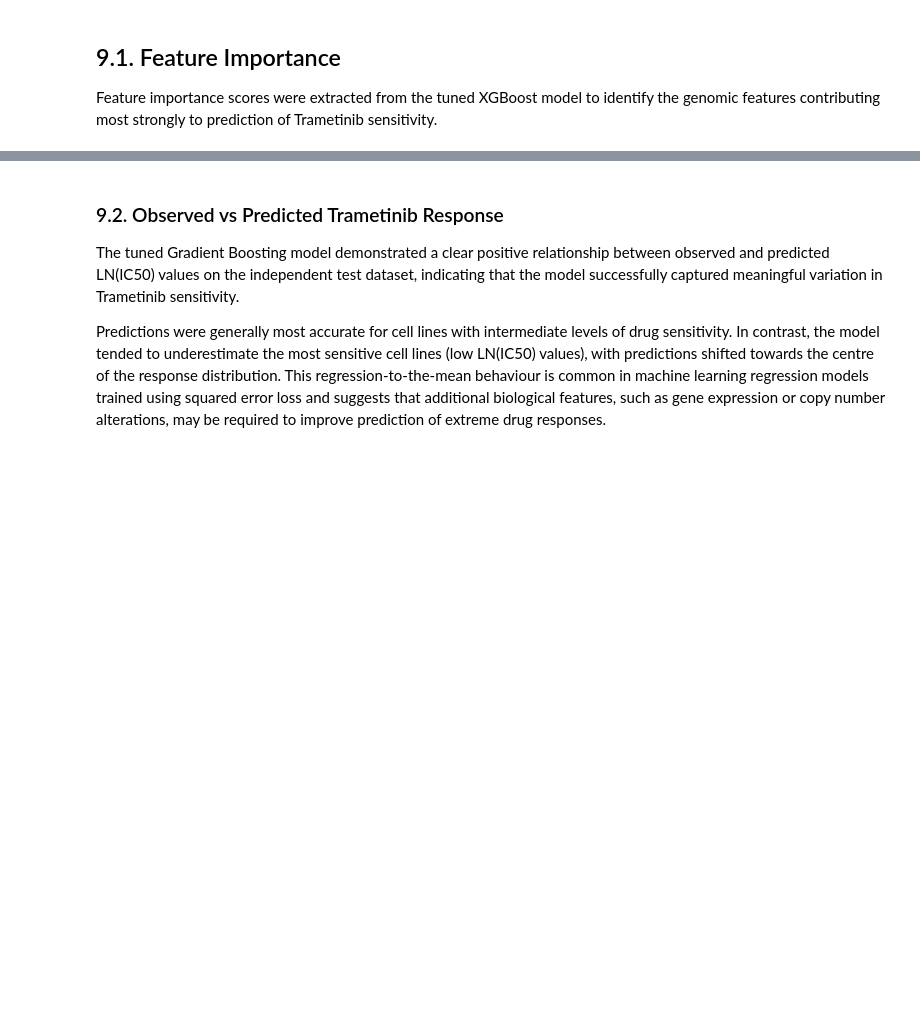
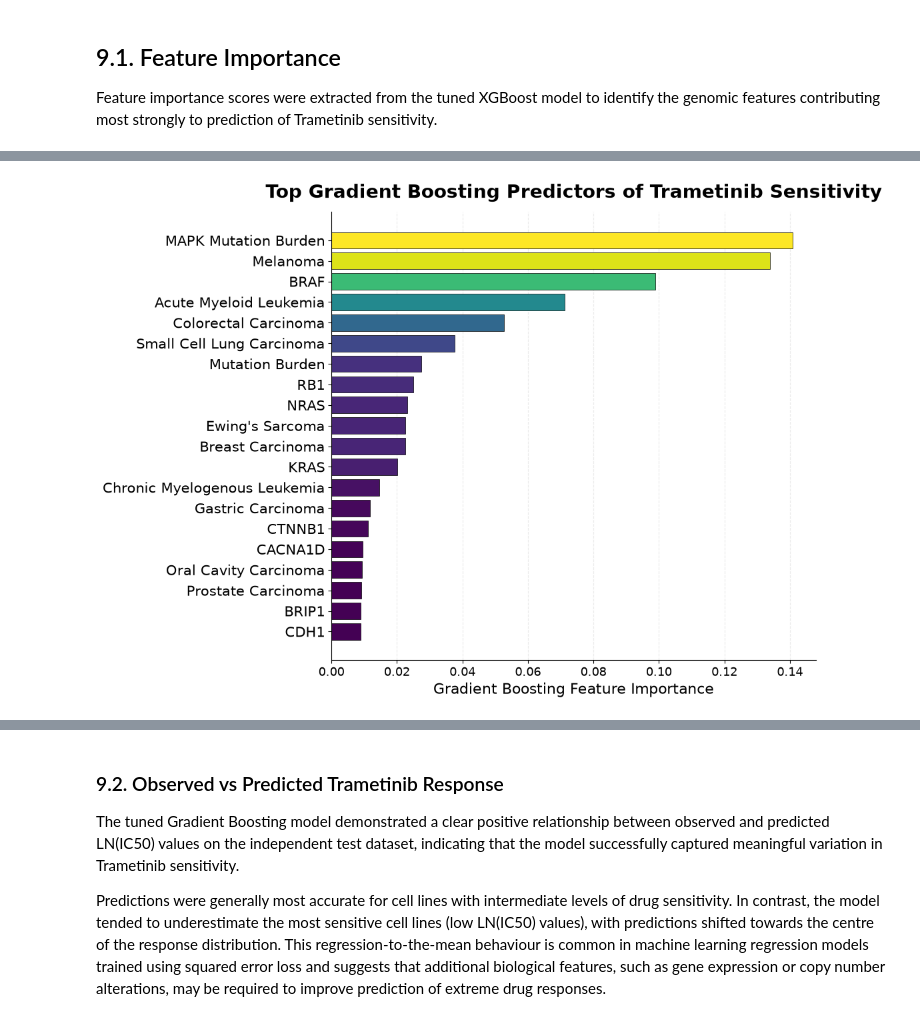
Before and after one commit to carolinemalaihull/trametinib-drug-response-ml, a Jupyter notebook: notebooks/02_feature_engineering.ipynb, the cells around one changed output, grey strips where cells are left out. Saved outputs shown, nothing was run; the diff lists cells and outputs as text; code cells hidden in the pictures; blank space fills up the shorter version.

```diff
--- a/notebooks/02_feature_engineering.ipynb
+++ b/notebooks/02_feature_engineering.ipynb
@@ -1245,4 +1757,7 @@ The tuned XGBoost model was selected for interpretation because it achieved pred
 # %%
-xgb_model = best_xgboost.named_steps["model"]
-preprocessor = best_xgboost.named_steps["preprocessing"]
+# Extract the trained Gradient Boosting model from the fitted pipeline
+gb_model = best_gradient_boosting.named_steps["model"]
+
+# Extract the fitted preprocessing pipeline used to transform the features
+preprocessor = best_gradient_boosting.named_steps["preprocessing"]
 # %%
@@ -1254,14 +1775,17 @@ len(feature_names)
 
 Feature importance scores were extracted from the tuned XGBoost model to identify the genomic features contributing most strongly to prediction of Trametinib sensitivity.
 # %%
+# Combine the transformed feature names with their Gradient Boosting feature importance scores
 feature_importance = pd.DataFrame({
     "Feature": feature_names,
-    "Importance": xgb_model.feature_importances_
+    "Importance": gb_model.feature_importances_
 })
 
+# Rank features from highest to lowest importance
 feature_importance = feature_importance.sort_values(
     "Importance",
     ascending=False
 )
 
+# Display the 20 most important features
 feature_importance.head(20)
@@ -1268,8 +1818,8 @@ feature_importance.head(20)
 # %%
-# Copy the top 20 features
+# Copy the top 20 most important features
 top20 = feature_importance.head(20).copy()
 
-# Clean feature names
+# Clean feature names for improved readability
 top20["Feature"] = (
     top20["Feature"]
     .str.replace("genes__", "", regex=False)
@@ -1278,10 +1828,10 @@ top20["Feature"] = (
     .str.replace("_", " ", regex=False)
 )
 
-# Plot smallest at the bottom, largest at the top
+# Plot the features in ascending order so the most important appears at the top
 top20 = top20.sort_values("Importance")
 
-# Create colour gradient
+# Create a colour gradient based on feature importance
 norm = mpl.colors.Normalize(
     vmin=top20["Importance"].min(),
     vmax=top20["Importance"].max()
@@ -1289,7 +1839,7 @@ norm = mpl.colors.Normalize(
 
 colours = plt.cm.viridis(norm(top20["Importance"]))
 
-# Create figure
+# Create the figure
 plt.figure(figsize=(11, 8))
 
 plt.barh(
@@ -1300,37 +1850,38 @@ plt.barh(
     linewidth=0.5
 )
 
-# Labels and title
-plt.xlabel("Feature Importance", fontsize=16)
+# Add axis labels and figure title
+plt.xlabel("Gradient Boosting Feature Importance", fontsize=16)
 plt.ylabel("")
 
 plt.title(
-    "Top Predictors of Trametinib Sensitivity",
+    "Top Gradient Boosting Predictors of Trametinib Sensitivity",
     fontsize=20,
     fontweight="bold",
     pad=15
 )
 
 # Increase tick label sizes
 plt.xticks(fontsize=13)
 plt.yticks(fontsize=15)
 
-
-# Get current axis
+# Retrieve the current axis
 ax = plt.gca()
 
-# Add subtle grid
+# Add a subtle grid to improve readability
 ax.grid(
     axis="x",
     linestyle="--",
     alpha=0.25
 )
 
 ax.set_axisbelow(True)
 
-# Clean up axes
+# Remove unnecessary plot borders
 ax.spines["top"].set_visible(False)
 ax.spines["right"].set_visible(False)
 
 plt.tight_layout()
 plt.show()
+# %% [output]
+[figure, added]
```
Also changed, not shown: parts of 84 cells of this notebook.
